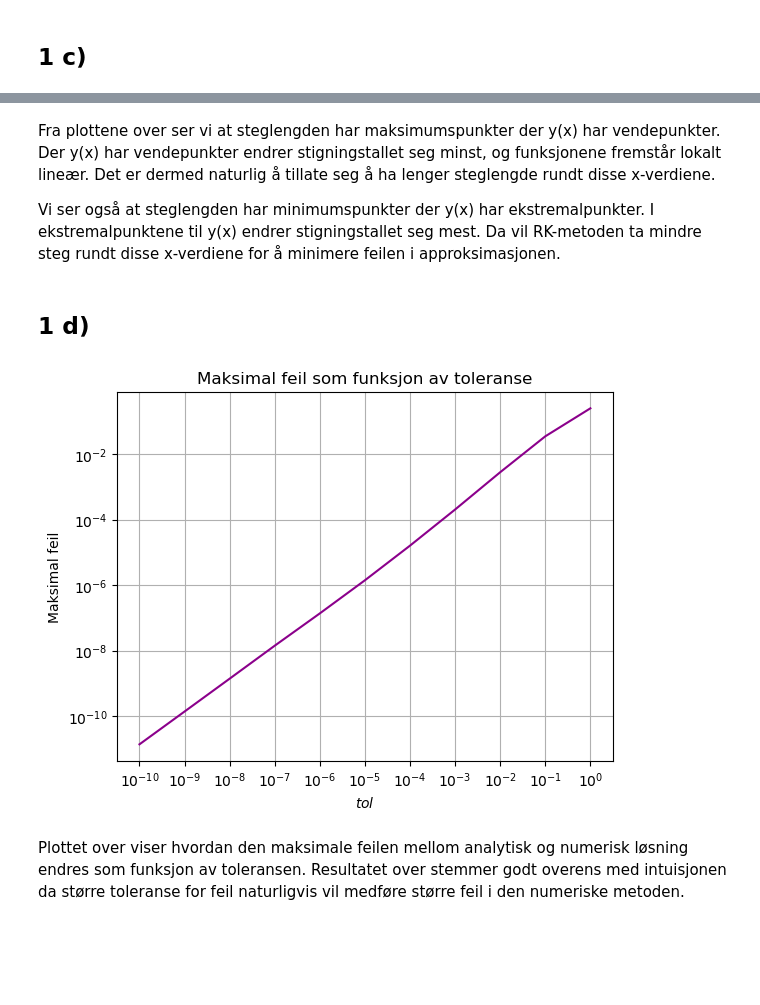
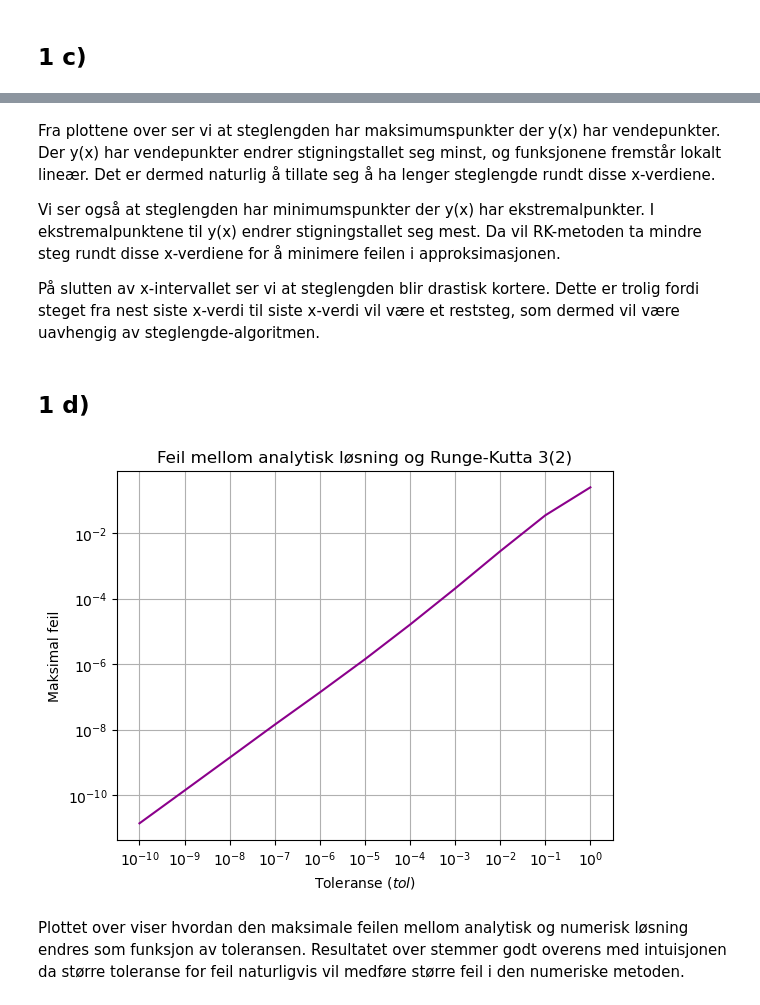
Before and after one commit to marieke-vaske/VitBer-TekFys, a Jupyter notebook: Sammenslåing av oppgave 1.ipynb, the cells around one changed output, grey strips where cells are left out. Saved outputs shown, nothing was run; the diff lists cells and outputs as text; code cells hidden in the pictures; blank space fills up the shorter version.

```diff
--- a/Sammenslåing av oppgave 1.ipynb
+++ b/Sammenslåing av oppgave 1.ipynb
@@ -100,6 +202,8 @@ Der y(x) har vendepunkter endrer stigningstallet seg minst, og funksjonene frems
 
 Vi ser også at steglengden har minimumspunkter der y(x) har ekstremalpunkter.
 I ekstremalpunktene til y(x) endrer stigningstallet seg mest. Da vil RK-metoden ta mindre steg rundt disse x-verdiene for å minimere feilen i approksimasjonen.
+
+På slutten av x-intervallet ser vi at steglengden blir drastisk kortere. Dette er trolig fordi steget fra nest siste x-verdi til siste x-verdi vil være et reststeg, som dermed vil være uavhengig av steglengde-algoritmen.
 # %% [markdown]
 ## 1 d)
 # %%
@@ -121,24 +225,24 @@ def maxActualError(x_init, x_end, y_init, f_array, alpha, h_0, tol):
 # %%
 tol_array = np.array([10**i for i in range(-10, 1)])   # Array med ulike toleranser
 maxError_array = []                                    # Liste til maksimalfeil for ulike toleranser
 for tol in tol_array:
     maxError_array.append(maxActualError(x_init, x_end, y_init, f_array, alpha, h_0, tol))  # Henter maksimal feil for hver toleranse
 
 
 # Plotter maksimalfeil som funksjon av toleransen
 plt.plot(tol_array, maxError_array, color = 'darkmagenta')
-plt.title('Maksimal feil som funksjon av toleranse')
+plt.title('Feil mellom analytisk løsning og Runge-Kutta 3(2)')
 
-plt.xlabel('$tol$')
+plt.xlabel('Toleranse ($tol$)')
 plt.xscale('log')
 plt.xticks(tol_array)
 plt.yscale('log')
 plt.ylabel('Maksimal feil')
 
 plt.grid()
 plt.show()
 # %% [output]
-[figure, old version]
+[figure, new version]
 # %% [markdown]
 Plottet over viser hvordan den maksimale feilen mellom analytisk og numerisk løsning endres som funksjon av toleransen.
 Resultatet over stemmer godt overens med intuisjonen da større toleranse for feil naturligvis vil medføre større feil i den numeriske metoden.
```
Also changed, not shown: parts of 17 cells of this notebook.
